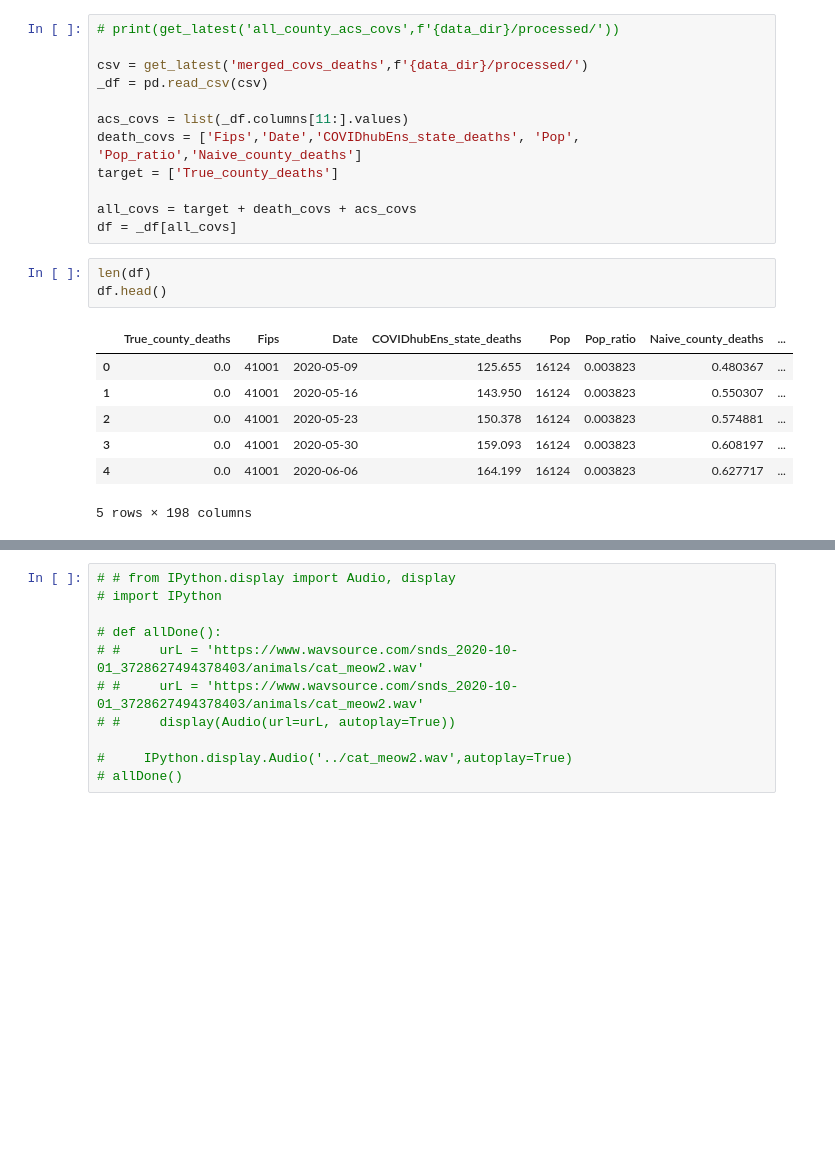
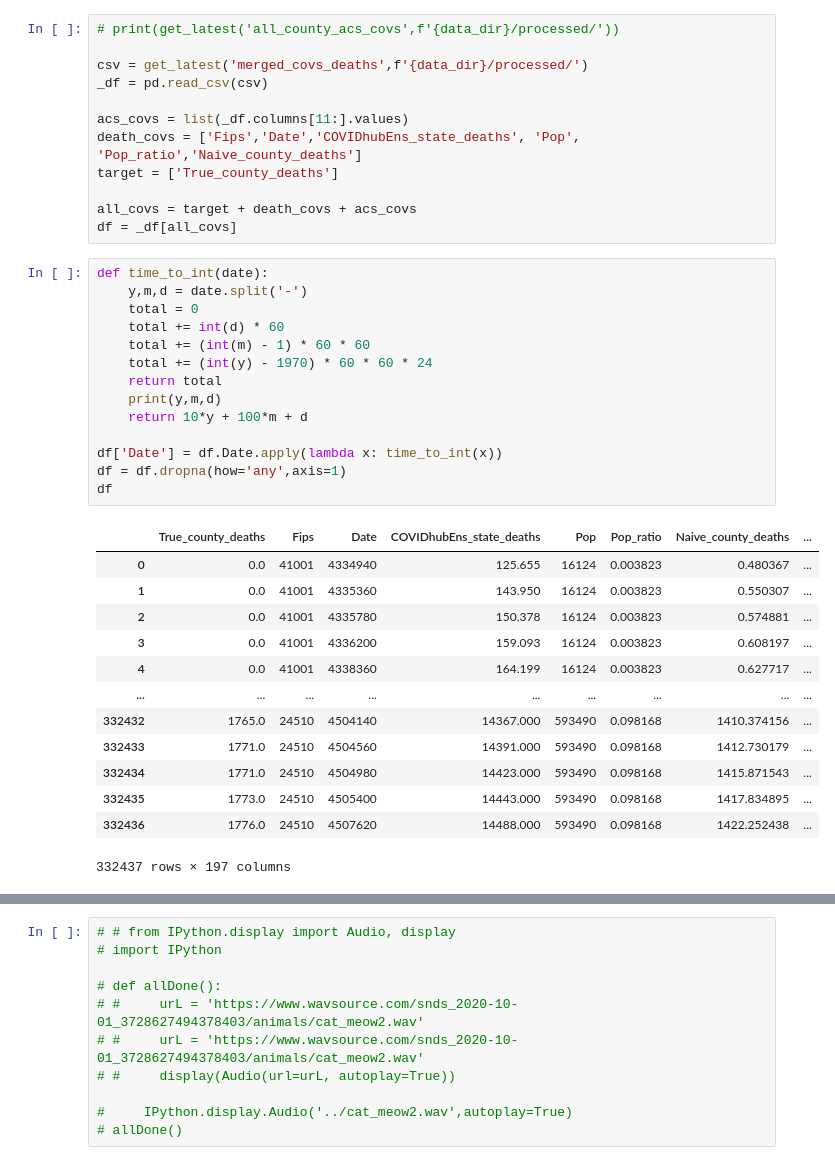
Before and after one commit to katfish666/EpSampling, a Jupyter notebook: notebooks/20240920b_curating_big_df_and_rf.ipynb, the cells around one changed output, grey strips where cells are left out. Cells and saved outputs as stored; diff of their text form; blank space fills up the shorter version.

```diff
--- a/notebooks/20240920b_curating_big_df_and_rf.ipynb
+++ b/notebooks/20240920b_curating_big_df_and_rf.ipynb
@@ -35,14 +29,31 @@ target = ['True_county_deaths']
 
 all_covs = target + death_covs + acs_covs
 df = _df[all_covs]
-# %%
-len(df)
-df.head()
-# %% [output]
-|  | True_county_deaths | Fips | Date | COVIDhubEns_state_deaths | Pop | Pop_ratio | Naive_county_deaths | ... |
-| 0 | 0.0 | 41001 | 2020-05-09 | 125.655 | 16124 | 0.003823 | 0.480367 | ... |
-| 1 | 0.0 | 41001 | 2020-05-16 | 143.950 | 16124 | 0.003823 | 0.550307 | ... |
-| 2 | 0.0 | 41001 | 2020-05-23 | 150.378 | 16124 | 0.003823 | 0.574881 | ... |
-| 3 | 0.0 | 41001 | 2020-05-30 | 159.093 | 16124 | 0.003823 | 0.608197 | ... |
-| 4 | 0.0 | 41001 | 2020-06-06 | 164.199 | 16124 | 0.003823 | 0.627717 | ... |
-5 rows × 198 columns
+# %%
+def time_to_int(date):
+    y,m,d = date.split('-')
+    total = 0
+    total += int(d) * 60
+    total += (int(m) - 1) * 60 * 60
+    total += (int(y) - 1970) * 60 * 60 * 24
+    return total
+    print(y,m,d)
+    return 10*y + 100*m + d
+
+df['Date'] = df.Date.apply(lambda x: time_to_int(x))
+df = df.dropna(how='any',axis=1)
+df
+# %% [output]
+|  | True_county_deaths | Fips | Date | COVIDhubEns_state_deaths | Pop | Pop_ratio | Naive_county_deaths | ... |
+| 0 | 0.0 | 41001 | 4334940 | 125.655 | 16124 | 0.003823 | 0.480367 | ... |
+| 1 | 0.0 | 41001 | 4335360 | 143.950 | 16124 | 0.003823 | 0.550307 | ... |
+| 2 | 0.0 | 41001 | 4335780 | 150.378 | 16124 | 0.003823 | 0.574881 | ... |
+| 3 | 0.0 | 41001 | 4336200 | 159.093 | 16124 | 0.003823 | 0.608197 | ... |
+| 4 | 0.0 | 41001 | 4338360 | 164.199 | 16124 | 0.003823 | 0.627717 | ... |
+| ... | ... | ... | ... | ... | ... | ... | ... | ... |
+| 332432 | 1765.0 | 24510 | 4504140 | 14367.000 | 593490 | 0.098168 | 1410.374156 | ... |
+| 332433 | 1771.0 | 24510 | 4504560 | 14391.000 | 593490 | 0.098168 | 1412.730179 | ... |
+| 332434 | 1771.0 | 24510 | 4504980 | 14423.000 | 593490 | 0.098168 | 1415.871543 | ... |
+| 332435 | 1773.0 | 24510 | 4505400 | 14443.000 | 593490 | 0.098168 | 1417.834895 | ... |
+| 332436 | 1776.0 | 24510 | 4507620 | 14488.000 | 593490 | 0.098168 | 1422.252438 | ... |
+332437 rows × 197 columns
```
Also changed, not shown: parts of 10 cells of this notebook, 2 other files.
